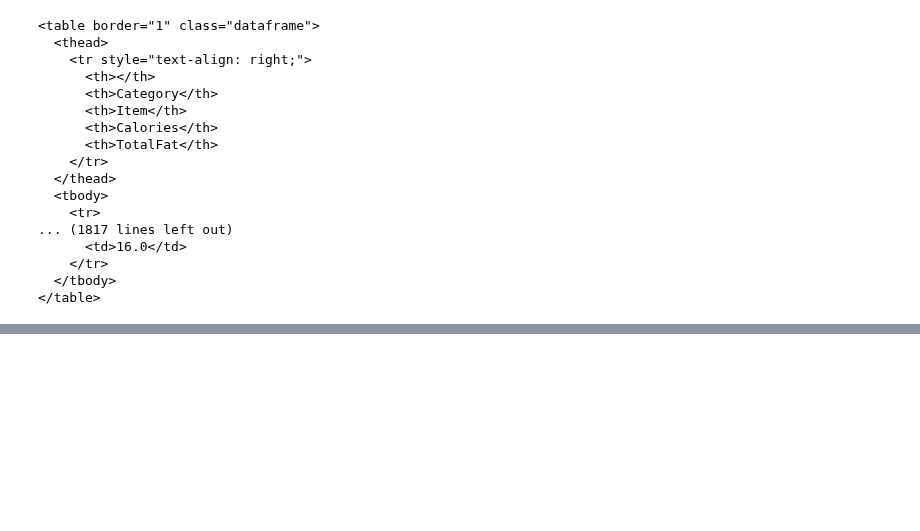
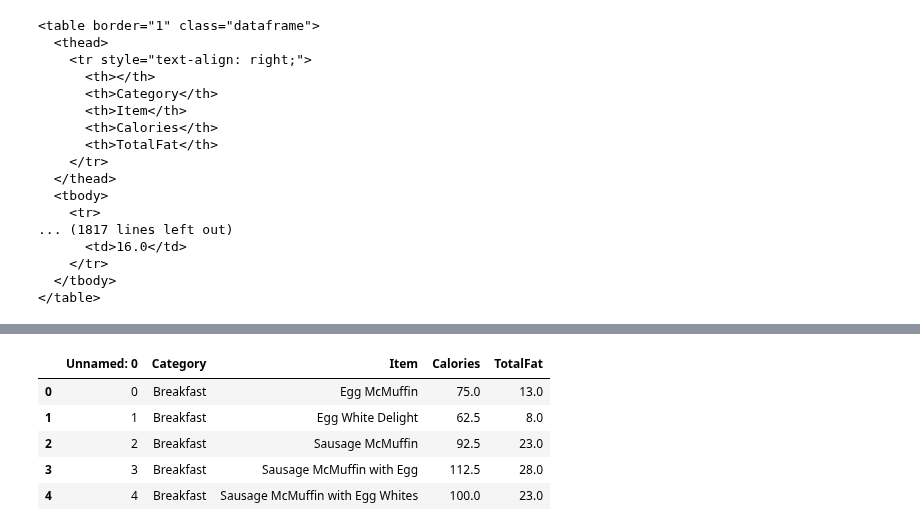
Before and after one commit to Byienio/Pandas_pg, a Jupyter notebook: ImportAndExport.ipynb, the cells around one changed output, grey strips where cells are left out. Saved outputs shown, nothing was run; the diff lists cells and outputs as text; code cells hidden in the pictures; blank space fills up the shorter version.

```diff
--- a/ImportAndExport.ipynb
+++ b/ImportAndExport.ipynb
@@ -159,0 +218,9 @@ with io.open('exported_data/mc-7.html',mode='w',encoding='utf-8') as file:
+# %%
+final[2].head()
+# %% [output]
+|  | Unnamed: 0 | Category | Item | Calories | TotalFat |
+| 0 | 0 | Breakfast | Egg McMuffin | 75.0 | 13.0 |
+| 1 | 1 | Breakfast | Egg White Delight | 62.5 | 8.0 |
+| 2 | 2 | Breakfast | Sausage McMuffin | 92.5 | 23.0 |
+| 3 | 3 | Breakfast | Sausage McMuffin with Egg | 112.5 | 28.0 |
+| 4 | 4 | Breakfast | Sausage McMuffin with Egg Whites | 100.0 | 23.0 |
```
Also changed, not shown: parts of 11 cells of this notebook.
